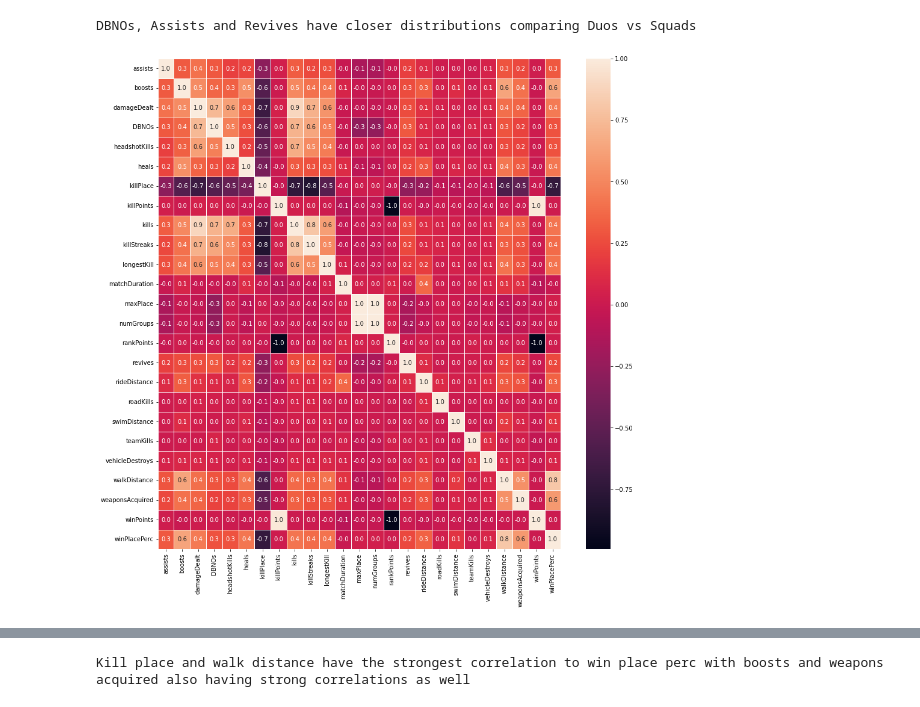
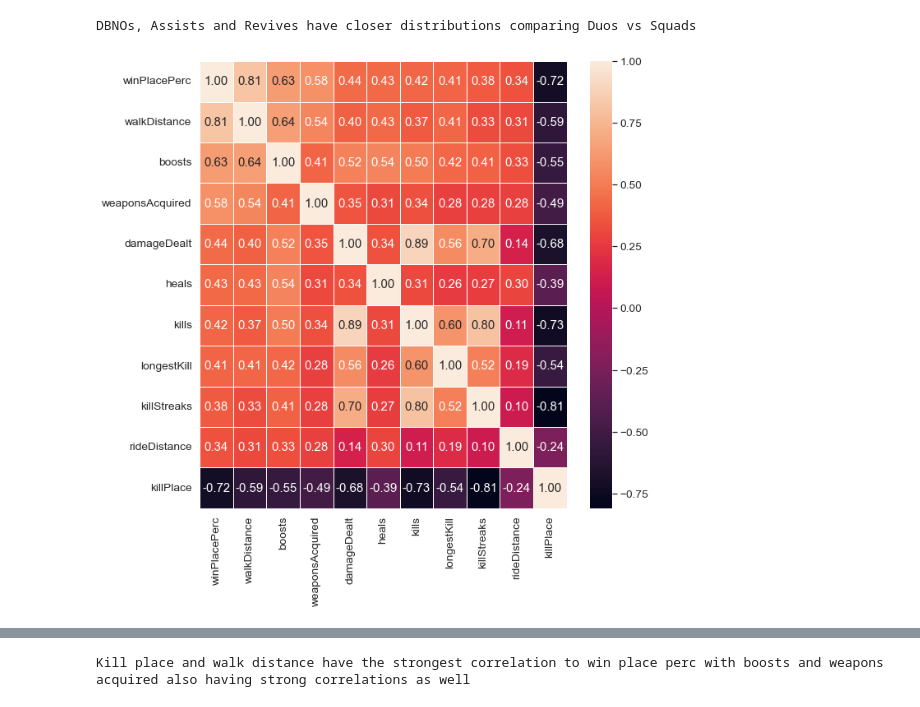
Before and after one commit to akinlaba/pubg, a Jupyter notebook: eda.ipynb, the cells around one changed output, grey strips where cells are left out. Saved outputs shown, nothing was run; the diff lists cells and outputs as text; code cells hidden in the pictures.

```diff
--- a/eda.ipynb
+++ b/eda.ipynb
@@ -414,8 +421,10 @@ print('DBNOs, Assists and Revives have closer distributions comparing Duos vs Sq
 # %% [output]
 DBNOs, Assists and Revives have closer distributions comparing Duos vs Squads
 # %%
-f,ax = plt.subplots(figsize=(15, 15))
-sns.heatmap(df_new.corr(), annot=True, linewidths=.5, fmt= '.1f',ax=ax)
+f,ax = plt.subplots(figsize=(10, 10))
+cols = ['winPlacePerc', 'walkDistance', 'boosts', 'weaponsAcquired', 'damageDealt', 'heals', 'kills', 'longestKill', 'killStreaks', 'rideDistance', 'killPlace']
+sns.heatmap(df_new[cols].corr(), annot=True, linewidths=.5, fmt= '.2f',ax=ax)
+plt.savefig('heatmap.png')
 plt.show()
 # %% [output]
-[figure, old version]
+[figure, new version]
```
Also changed, not shown: parts of 5 cells of this notebook, 3 other files.
